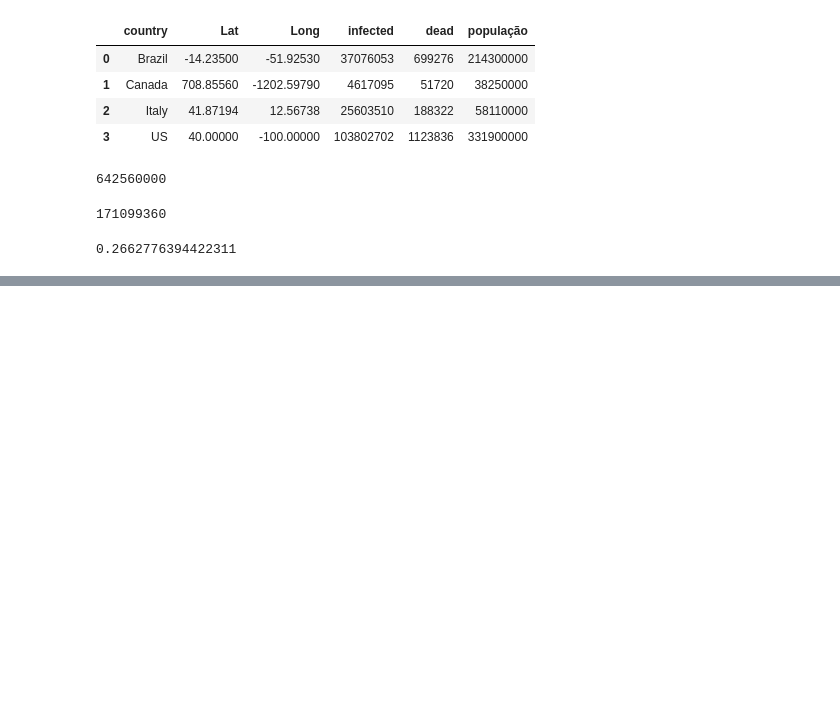
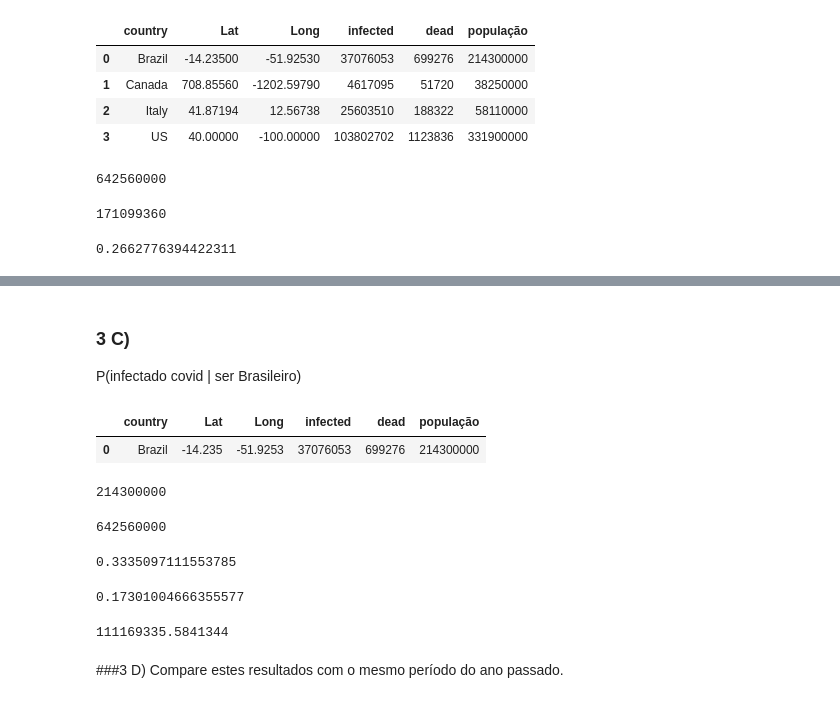
Before and after one commit to Yanndantas/Chechpoint_Geral_Oficial_Real, a Jupyter notebook: codigo_checkpoint2.ipynb, the cells around one changed output, grey strips where cells are left out. Cells and saved outputs as stored; diff of their text form; code cells hidden in the pictures; blank space fills up the shorter version.

```diff
--- a/codigo_checkpoint2.ipynb
+++ b/codigo_checkpoint2.ipynb
@@ -404,0 +428,30 @@ infectados_total / populacao_total
+# %% [markdown]
+### 3 C)
+ P(infectado covid | ser Brasileiro)
+# %%
+dados_brasil
+# %% [output]
+|  | country | Lat | Long | infected | dead | população |
+| 0 | Brazil | -14.235 | -51.9253 | 37076053 | 699276 | 214300000 |
+# %%
+
+pop_brasil = dados_brasil['população'].sum()
+pop_brasil
+# %% [output]
+214300000
+# %%
+populacao_total
+# %% [output]
+642560000
+# %%
+pop_br_tot = pop_brasil / populacao_total
+pop_br_tot
+# %% [output]
+0.3335097111553785
+# %%
+
+#essa variavel é referente a questao 3d
+p_infec_ser_br = p_infec_br / pop_br_tot
+p_infec_ser_br
+# %% [output]
+0.17301004666355577
@@ -404,0 +461,7 @@ infectados_total / populacao_total
+# %%
+(dados_infec_br / populacao_total) / (pop_br_tot / populacao_total)
+# %% [output]
+111169335.5841344
+# %% [markdown]
+###3 D)
+Compare estes resultados com o mesmo período do ano passado.
```
Also changed, not shown: parts of 56 cells of this notebook.
